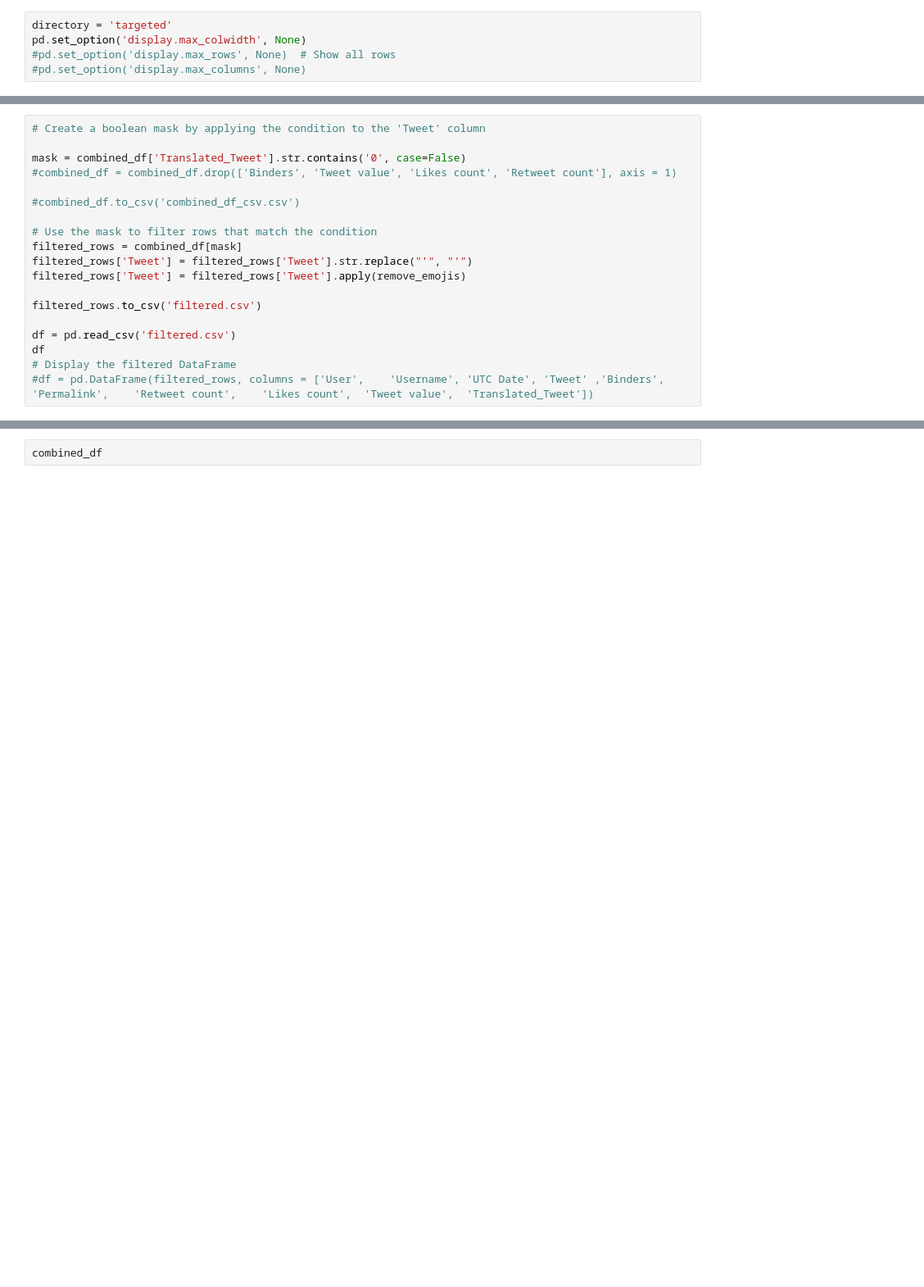
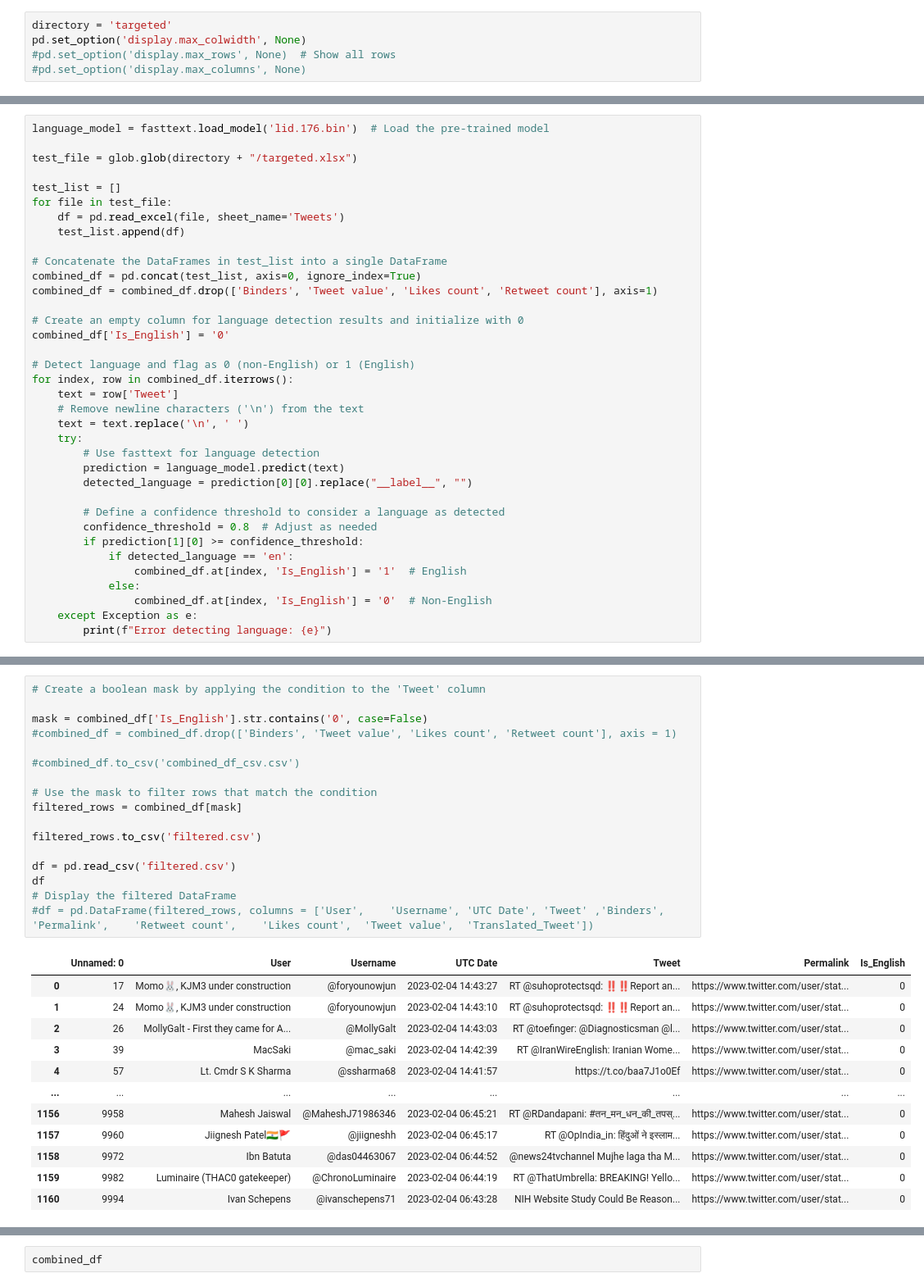
Before and after one commit to AlexLanier/Capstone, a Jupyter notebook: CapstoneDataCleaning.ipynb, the cells around one changed output, grey strips where cells are left out. Shown: that part at 82% size. Saved outputs shown, nothing was run; the diff lists cells and outputs as text; blank space fills up the shorter version.

```diff
--- a/CapstoneDataCleaning.ipynb
+++ b/CapstoneDataCleaning.ipynb
@@ -164,0 +98,36 @@ Error translating: 'Translator' object has no attribute 'raise_Exception'
+# %%
+language_model = fasttext.load_model('lid.176.bin')  # Load the pre-trained model
+
+test_file = glob.glob(directory + "/targeted.xlsx")
+
+test_list = []
+for file in test_file:
+    df = pd.read_excel(file, sheet_name='Tweets')
+    test_list.append(df)
+
+# Concatenate the DataFrames in test_list into a single DataFrame
+combined_df = pd.concat(test_list, axis=0, ignore_index=True)
+combined_df = combined_df.drop(['Binders', 'Tweet value', 'Likes count', 'Retweet count'], axis=1)
+
+# Create an empty column for language detection results and initialize with 0
+combined_df['Is_English'] = '0'
+
+# Detect language and flag as 0 (non-English) or 1 (English)
+for index, row in combined_df.iterrows():
+    text = row['Tweet']
+    # Remove newline characters ('\n') from the text
+    text = text.replace('\n', ' ')
+    try:
+        # Use fasttext for language detection
+        prediction = language_model.predict(text)
+        detected_language = prediction[0][0].replace("__label__", "")
+
+        # Define a confidence threshold to consider a language as detected
+        confidence_threshold = 0.8  # Adjust as needed
+        if prediction[1][0] >= confidence_threshold:
+            if detected_language == 'en':
+                combined_df.at[index, 'Is_English'] = '1'  # English
+            else:
+                combined_df.at[index, 'Is_English'] = '0'  # Non-English
+    except Exception as e:
+        print(f"Error detecting language: {e}")
@@ -165,20 +152,30 @@ Error translating: 'Translator' object has no attribute 'raise_Exception'
 # %%
 # Create a boolean mask by applying the condition to the 'Tweet' column
 
-mask = combined_df['Translated_Tweet'].str.contains('0', case=False)
+mask = combined_df['Is_English'].str.contains('0', case=False)
 #combined_df = combined_df.drop(['Binders', 'Tweet value', 'Likes count', 'Retweet count'], axis = 1)
 
 #combined_df.to_csv('combined_df_csv.csv')
 
 # Use the mask to filter rows that match the condition
 filtered_rows = combined_df[mask]
-filtered_rows['Tweet'] = filtered_rows['Tweet'].str.replace("’", "'")
-filtered_rows['Tweet'] = filtered_rows['Tweet'].apply(remove_emojis)
 
 filtered_rows.to_csv('filtered.csv')
 
 df = pd.read_csv('filtered.csv')
 df
 # Display the filtered DataFrame
 #df = pd.DataFrame(filtered_rows, columns = ['User',	'Username',	'UTC Date',	'Tweet'	,'Binders',	'Permalink',	'Retweet count',	'Likes count',	'Tweet value',	'Translated_Tweet'])
 # %% [output]
+|  | Unnamed: 0 | User | Username | UTC Date | Tweet | Permalink | Is_English |
+| 0 | 17 | Momo🐰, KJM3 under construction | @foryounowjun | 2023-02-04 14:43:27 | RT @suhoprotectsqd: ‼️‼️Report an... | https://www.twitter.com/user/stat... | 0 |
+| 1 | 24 | Momo🐰, KJM3 under construction | @foryounowjun | 2023-02-04 14:43:10 | RT @suhoprotectsqd: ‼️‼️Report an... | https://www.twitter.com/user/stat... | 0 |
+| 2 | 26 | MollyGalt - First they came for A... | @MollyGalt | 2023-02-04 14:43:03 | RT @toefinger: @Diagnosticsman @l... | https://www.twitter.com/user/stat... | 0 |
+| 3 | 39 | MacSaki | @mac_saki | 2023-02-04 14:42:39 | RT @IranWireEnglish: Iranian Wome... | https://www.twitter.com/user/stat... | 0 |
+| 4 | 57 | Lt. Cmdr S K Sharma | @ssharma68 | 2023-02-04 14:41:57 | https://t.co/baa7J1o0Ef | https://www.twitter.com/user/stat... | 0 |
+| ... | ... | ... | ... | ... | ... | ... | ... |
+| 1156 | 9958 | Mahesh Jaiswal | @MaheshJ71986346 | 2023-02-04 06:45:21 | RT @RDandapani: #तन_मन_धन_की_तपस्... | https://www.twitter.com/user/stat... | 0 |
+| 1157 | 9960 | Jiignesh Patel🇮🇳🚩 | @jiigneshh | 2023-02-04 06:45:17 | RT @OpIndia_in: हिंदुओं ने इस्लाम... | https://www.twitter.com/user/stat... | 0 |
+| 1158 | 9972 | Ibn Batuta | @das04463067 | 2023-02-04 06:44:52 | @news24tvchannel Mujhe laga tha M... | https://www.twitter.com/user/stat... | 0 |
+| 1159 | 9982 | Luminaire (THAC0 gatekeeper) | @ChronoLuminaire | 2023-02-04 06:44:19 | RT @ThatUmbrella: BREAKING! Yello... | https://www.twitter.com/user/stat... | 0 |
+| 1160 | 9994 | Ivan Schepens | @ivanschepens71 | 2023-02-04 06:43:28 | NIH Website Study Could Be Reason... | https://www.twitter.com/user/stat... | 0 |
```
Also changed, not shown: parts of 13 cells of this notebook.
